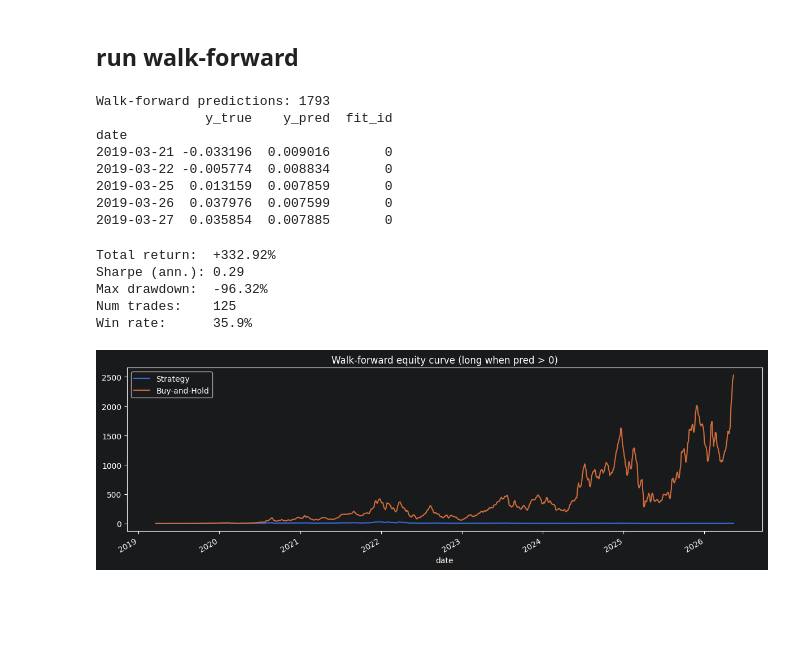
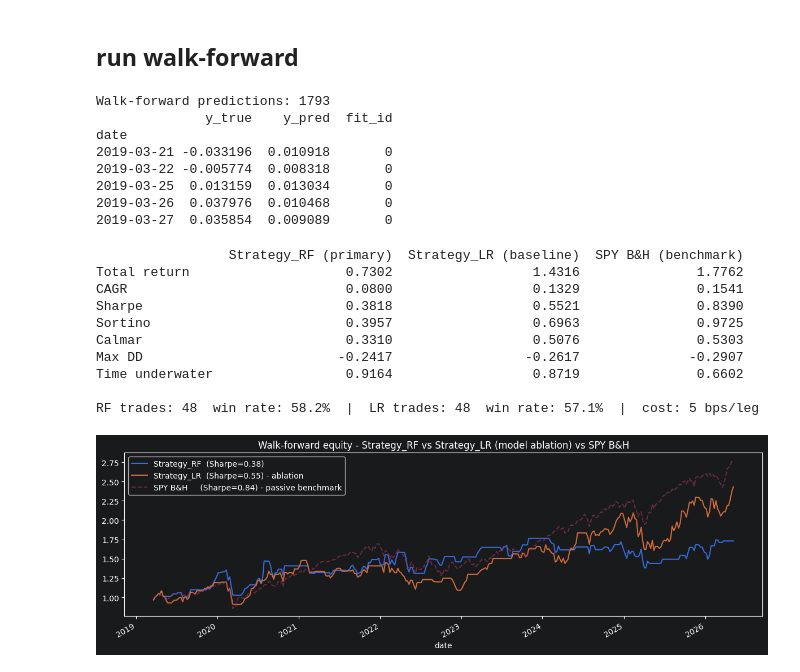
Before and after one commit to hqkh4nh/stocksight-ml, a Jupyter notebook: notebooks/01_main_pipeline.ipynb, the cells around one changed output. Drawn from its saved outputs; the diff is of its cells as text; code cells hidden in the pictures; blank space fills up the shorter version.

```diff
--- a/notebooks/01_main_pipeline.ipynb
+++ b/notebooks/01_main_pipeline.ipynb
@@ -424,38 +427,70 @@ plt.legend(); plt.tight_layout(); plt.show()
 # %%
 from src.forecast import walk_forward
 
-wf = walk_forward(X, y, initial_train=1000, refit_every=21, horizon=5)
+# use the tuned hyperparams from Phần 6 so walk-forward matches the chosen model
+wf_rf_kwargs = dict(**best_params, random_state=SEED, n_jobs=-1)
+wf = walk_forward(X, y, initial_train=1000, refit_every=21, horizon=5, rf_kwargs=wf_rf_kwargs)
 print("Walk-forward predictions:", len(wf))
 print(wf.head())
 # %% [output]
 Walk-forward predictions: 1793
               y_true    y_pred  fit_id
 date
-2019-03-21 -0.033196  0.009016       0
-2019-03-22 -0.005774  0.008834       0
-2019-03-25  0.013159  0.007859       0
-2019-03-26  0.037976  0.007599       0
-2019-03-27  0.035854  0.007885       0
+2019-03-21 -0.033196  0.010918       0
+2019-03-22 -0.005774  0.008318       0
+2019-03-25  0.013159  0.013034       0
+2019-03-26  0.037976  0.010468       0
+2019-03-27  0.035854  0.009089       0
 # %%
-from src.forecast import backtest_strategy
+from sklearn.linear_model import LinearRegression
+from src.forecast import walk_forward, backtest_strategy, perf_metrics
+from src.data     import fetch_stock
 
-result = backtest_strategy(wf, horizon=5)
-print(f"Total return: {result['total_return']*100:+.2f}%")
-print(f"Sharpe (ann.): {result['sharpe']:.2f}")
-print(f"Max drawdown: {result['max_dd']*100:.2f}%")
-print(f"Num trades: {result['num_trades']}")
-print(f"Win rate: {result['win_rate']*100:.1f}%")
+# --- 1. Strategy (RF, primary model) ---
+result = backtest_strategy(wf, horizon=5, cost_bps=5)
 
-# equity curves
+# --- 2. LR baseline (same framework, simpler model) ---
+# Re-run walk-forward with LinearRegression - same initial_train/refit/horizon, no hyperparams
+wf_lr  = walk_forward(X, y, initial_train=1000, refit_every=21, horizon=5,
+                      model_factory=lambda: LinearRegression())
+lr_res = backtest_strategy(wf_lr, horizon=5, cost_bps=5)
+
+# --- 3. SPY B&H (passive market index, primary benchmark) ---
+spy        = fetch_stock("SPY")
+spy_fwd_lr = np.log(spy["Close"].shift(-5) / spy["Close"])
+spy_ret    = spy_fwd_lr.reindex(result["bh_ret"].index).dropna()
+spy_m      = perf_metrics(spy_ret, horizon=5)
+
+# --- 4. Extended metrics table ---
+def row(d): return [d["total_return"], d["cagr"], d["sharpe"], d["sortino"],
+                    d["calmar"], d["max_dd"], d["time_underwater"]]
+table = pd.DataFrame({
+    "Strategy_RF (primary)": row(result),
+    "Strategy_LR (baseline)":row(lr_res),
+    "SPY B&H (benchmark)":   row(spy_m),
+}, index=["Total return", "CAGR", "Sharpe", "Sortino", "Calmar", "Max DD", "Time underwater"])
+print(table.round(4).to_string())
+print(f"\nRF trades: {result['num_trades']}  win rate: {result['win_rate']*100:.1f}%"
+      f"  |  LR trades: {lr_res['num_trades']}  win rate: {lr_res['win_rate']*100:.1f}%"
+      f"  |  cost: {result['cost_bps']} bps/leg")
+
+# --- 5. Equity curves: Strategy_RF vs Strategy_LR (ablation) vs SPY B&H (benchmark) ---
 fig, ax = plt.subplots(figsize=(12, 4))
-result["equity"].plot(ax=ax, label="Strategy")
-(1 + result["bh_ret"]).cumprod().plot(ax=ax, label="Buy-and-Hold")
-ax.set_title("Walk-forward equity curve (long when pred > 0)")
+result["equity"].plot(ax=ax, label=f"Strategy_RF  (Sharpe={result['sharpe']:.2f})")
+lr_res["equity"].plot(ax=ax, label=f"Strategy_LR  (Sharpe={lr_res['sharpe']:.2f}) - ablation")
+spy_m["equity"].plot(ax=ax,  label=f"SPY B&H     (Sharpe={spy_m['sharpe']:.2f}) - passive benchmark",
+                     linestyle="--", alpha=0.6)
+ax.set_title("Walk-forward equity - Strategy_RF vs Strategy_LR (model ablation) vs SPY B&H")
 ax.legend(); plt.tight_layout(); plt.show()
 # %% [output]
-Total return:  +332.92%
-Sharpe (ann.): 0.29
-Max drawdown:  -96.32%
-Num trades:    125
-Win rate:      35.9%
+                 Strategy_RF (primary)  Strategy_LR (baseline)  SPY B&H (benchmark)
+Total return                    0.7302                  1.4316               1.7762
+CAGR                            0.0800                  0.1329               0.1541
+Sharpe                          0.3818                  0.5521               0.8390
+Sortino                         0.3957                  0.6963               0.9725
+Calmar                          0.3310                  0.5076               0.5303
+Max DD                         -0.2417                 -0.2617              -0.2907
+Time underwater                 0.9164                  0.8719               0.6602
+
+RF trades: 48  win rate: 58.2%  |  LR trades: 48  win rate: 57.1%  |  cost: 5 bps/leg
-[figure, old version]
+[figure, new version]
```
Also changed, not shown: parts of 8 cells of this notebook, 4 other files.
